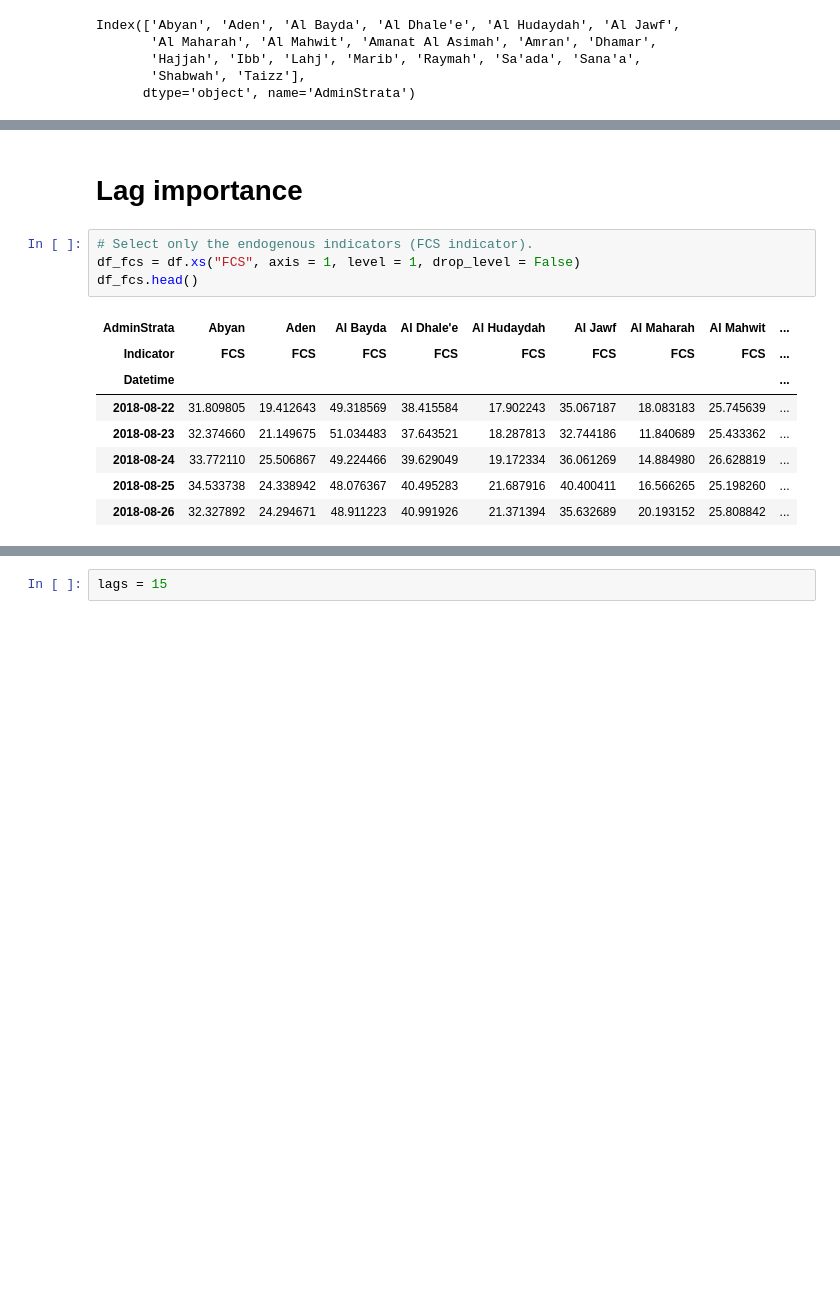
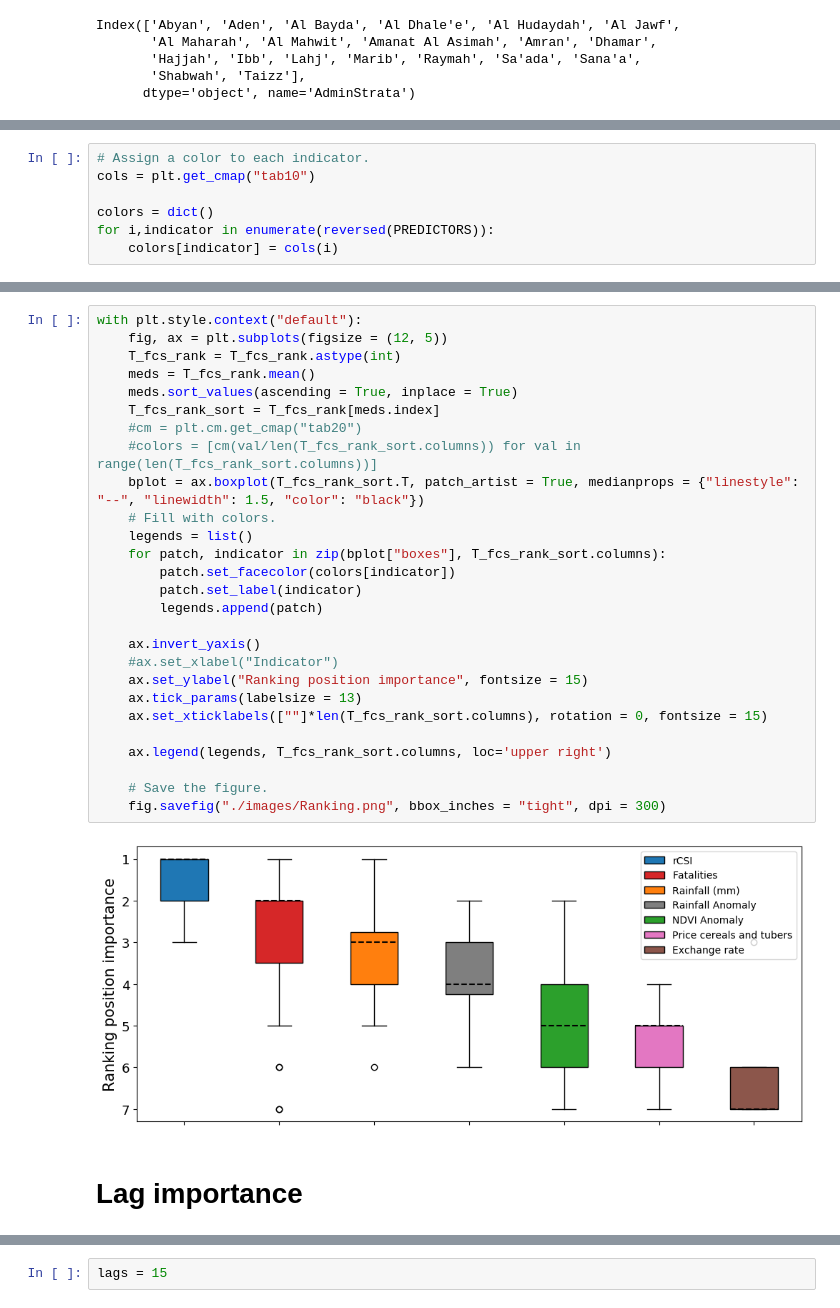
Before and after one commit to pietro-foini/ISI-WFP, a Jupyter notebook: project/Symbolic Transfer Entropy/Causality - Symbolic Transfer Entropy .ipynb, the cells around one changed output, grey strips where cells are left out. Saved outputs shown, nothing was run; the diff lists cells and outputs as text; blank space fills up the shorter version.

```diff
--- a/project/Symbolic Transfer Entropy/Causality - Symbolic Transfer Entropy .ipynb
+++ b/project/Symbolic Transfer Entropy/Causality - Symbolic Transfer Entropy .ipynb
@@ -79 +45,8 @@ Index(['1 Month Anomaly (%) Rainfall', 'Cereals and tubers', 'Exchange rate',
       dtype='object', name='Indicator')
+# %%
+# Assign a color to each indicator.
+cols = plt.get_cmap("tab10")
+
+colors = dict()
+for i,indicator in enumerate(reversed(PREDICTORS)):
+    colors[indicator] = cols(i)
@@ -80,16 +100,32 @@ Index(['1 Month Anomaly (%) Rainfall', 'Cereals and tubers', 'Exchange rate',
+# %%
+with plt.style.context("default"):
+    fig, ax = plt.subplots(figsize = (12, 5))
+    T_fcs_rank = T_fcs_rank.astype(int)
+    meds = T_fcs_rank.mean()
+    meds.sort_values(ascending = True, inplace = True)
+    T_fcs_rank_sort = T_fcs_rank[meds.index]
+    #cm = plt.cm.get_cmap("tab20")
+    #colors = [cm(val/len(T_fcs_rank_sort.columns)) for val in range(len(T_fcs_rank_sort.columns))]
+    bplot = ax.boxplot(T_fcs_rank_sort.T, patch_artist = True, medianprops = {"linestyle": "--", "linewidth": 1.5, "color": "black"})
+    # Fill with colors.
+    legends = list()
+    for patch, indicator in zip(bplot["boxes"], T_fcs_rank_sort.columns):
+        patch.set_facecolor(colors[indicator])
+        patch.set_label(indicator)
+        legends.append(patch)
+
+    ax.invert_yaxis()
+    #ax.set_xlabel("Indicator")
+    ax.set_ylabel("Ranking position importance", fontsize = 15)
+    ax.tick_params(labelsize = 13)
+    ax.set_xticklabels([""]*len(T_fcs_rank_sort.columns), rotation = 0, fontsize = 15)
+
+    ax.legend(legends, T_fcs_rank_sort.columns, loc='upper right')
+
+    # Save the figure.
+    fig.savefig("./images/Ranking.png", bbox_inches = "tight", dpi = 300)
+# %% [output]
+[figure, added]
 # %% [markdown]
 # Lag importance
-# %%
-# Select only the endogenous indicators (FCS indicator).
-df_fcs = df.xs("FCS", axis = 1, level = 1, drop_level = False)
-df_fcs.head()
-# %% [output]
-| AdminStrata | Abyan | Aden | Al Bayda | Al Dhale'e | Al Hudaydah | Al Jawf | Al Maharah | Al Mahwit | ... |
-| Indicator | FCS | FCS | FCS | FCS | FCS | FCS | FCS | FCS | ... |
-| Datetime |  |  |  |  |  |  |  |  | ... |
-| 2018-08-22 | 31.809805 | 19.412643 | 49.318569 | 38.415584 | 17.902243 | 35.067187 | 18.083183 | 25.745639 | ... |
-| 2018-08-23 | 32.374660 | 21.149675 | 51.034483 | 37.643521 | 18.287813 | 32.744186 | 11.840689 | 25.433362 | ... |
-| 2018-08-24 | 33.772110 | 25.506867 | 49.224466 | 39.629049 | 19.172334 | 36.061269 | 14.884980 | 26.628819 | ... |
-| 2018-08-25 | 34.533738 | 24.338942 | 48.076367 | 40.495283 | 21.687916 | 40.400411 | 16.566265 | 25.198260 | ... |
-| 2018-08-26 | 32.327892 | 24.294671 | 48.911223 | 40.991926 | 21.371394 | 35.632689 | 20.193152 | 25.808842 | ... |
 # %%
```
Also changed, not shown: parts of 35 cells of this notebook, 6 other files.
